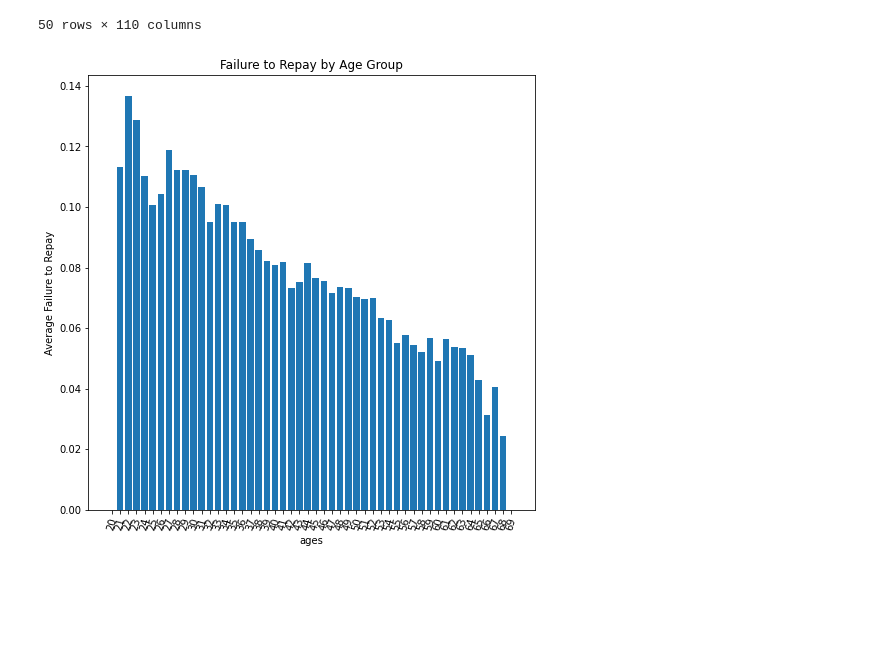
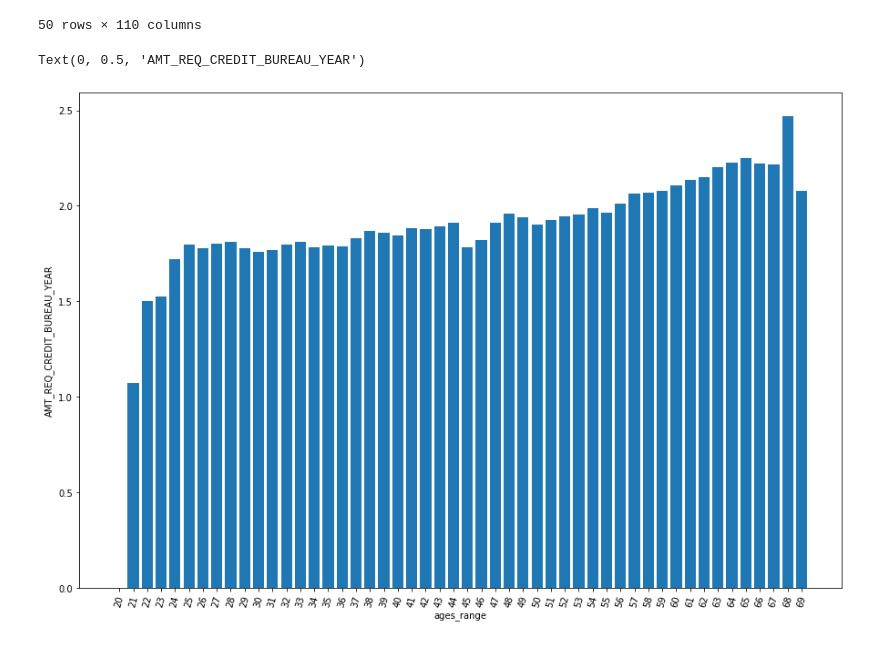
Before and after one commit to j3004111/AI_100_Days, a Jupyter notebook: Day_018_HW.ipynb, the cells around one changed output. Drawn from its saved outputs; the diff is of its cells as text; code cells hidden in the pictures; blank space fills up the shorter version.

```diff
--- a/Day_018_HW.ipynb
+++ b/Day_018_HW.ipynb
@@ -139,10 +139,13 @@ app_train_group
 | 69 | 299413.500000 | 0.000000 | 0.062500 | 0.000000 | 0.500000 | 0.000000 | ... |
 50 rows × 110 columns
 # %%
-plt.figure(figsize = (8, 8))
-plt.bar(range(len(app_train_group.index)), app_train_group['TARGET'])
+plt.figure(figsize = (15, 10))
+plt.bar(range(len(app_train_group.index)), app_train_group['AMT_REQ_CREDIT_BUREAU_YEAR'])
 
-plt.xticks(range(len(app_train_group.index)), app_train_group.index, rotation = 75); plt.xlabel('ages'); plt.ylabel('Average Failure to Repay')
-plt.title('Failure to Repay by Age Group');
+plt.xticks(range(len(app_train_group.index)), app_train_group.index, rotation = 75)
+
+plt.xlabel('ages_range')
+plt.ylabel('AMT_REQ_CREDIT_BUREAU_YEAR')
 # %% [output]
+Text(0, 0.5, 'AMT_REQ_CREDIT_BUREAU_YEAR')
-[figure, old version]
+[figure, new version]
```
